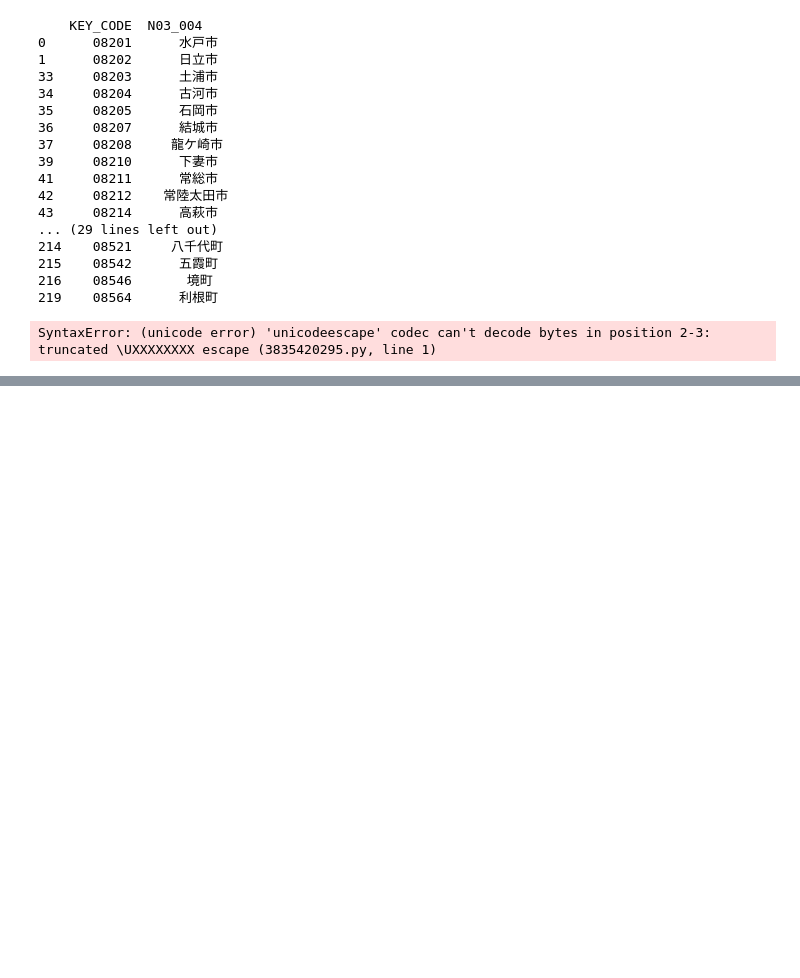
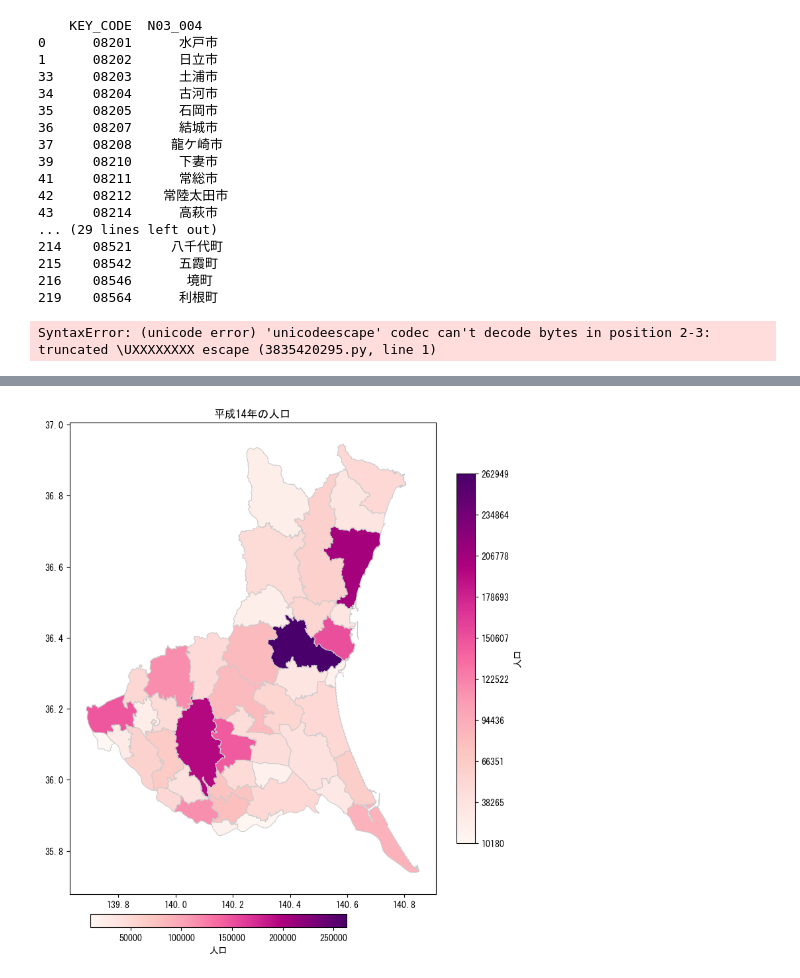
Before and after one commit to hiyopval/gis, a Jupyter notebook: finalproject/final.ipynb, the cells around one changed output, grey strips where cells are left out. Cells and saved outputs as stored; diff of their text form; code cells hidden in the pictures; blank space fills up the shorter version.

```diff
--- a/finalproject/final.ipynb
+++ b/finalproject/final.ipynb
@@ -96,0 +295,29 @@ unique_ibaraki.to_csv(file_path, index=False, encoding='shift_jis')
+# %%
+import geopandas as gpd
+import matplotlib.pyplot as plt
+import pandas as pd
+
+# 日本語フォントの設定（例: WindowsのMS Gothic）
+plt.rcParams['font.family'] = 'MS Gothic'  # WindowsのMS Gothicを使用する例
+
+# GeoDataFrameに変換 (既にgeometryが含まれている場合)
+gdf = gpd.GeoDataFrame(df_filtered)
+
+# カラーマップを作成
+cmap = plt.get_cmap('RdPu', 256)  # 256段階のカラーマップ
+
+# プロット
+fig, ax = plt.subplots(1, 1, figsize=(10, 10))
+gdf.plot(column='人口', cmap=cmap, linewidth=0.8, ax=ax, edgecolor='0.8', legend=True,
+         legend_kwds={'label': "人口", 'orientation': "horizontal", 'fraction': 0.036, 'pad': 0.04, 'shrink': 0.5})
+
+# カラーバーの設定
+sm = plt.cm.ScalarMappable(cmap=cmap, norm=plt.Normalize(vmin=gdf['人口'].min(), vmax=gdf['人口'].max()))
+sm._A = []
+cbar = fig.colorbar(sm, ax=ax, fraction=0.036, pad=0.04, ticks=np.linspace(gdf['人口'].min(), gdf['人口'].max(), 10))
+cbar.set_label('人口')
+
+ax.set_title('平成14年の人口')
+plt.show()
+# %% [output]
+[figure, added]
```
Also changed, not shown: parts of 15 cells of this notebook, 1 other file.
